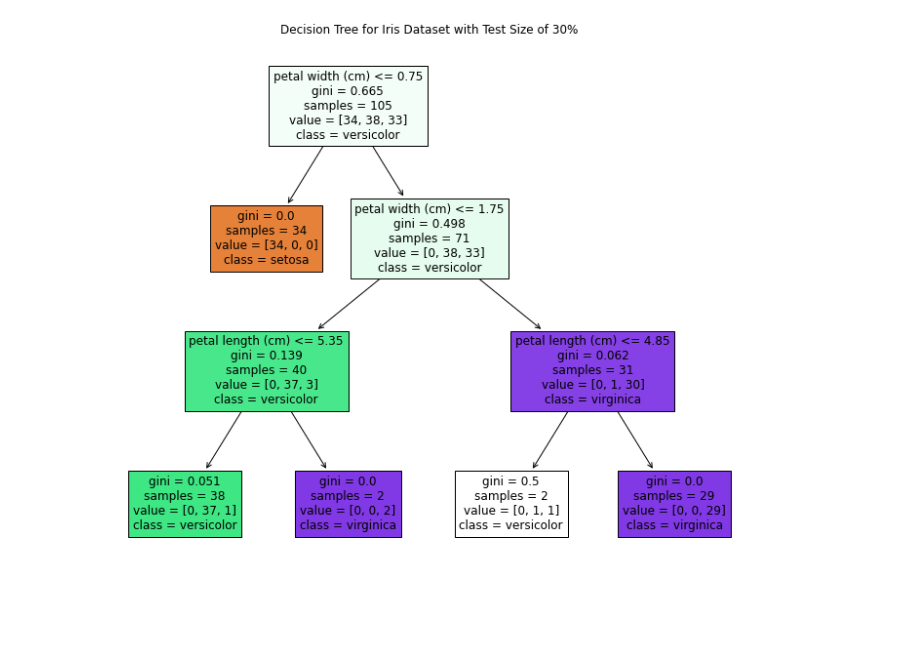
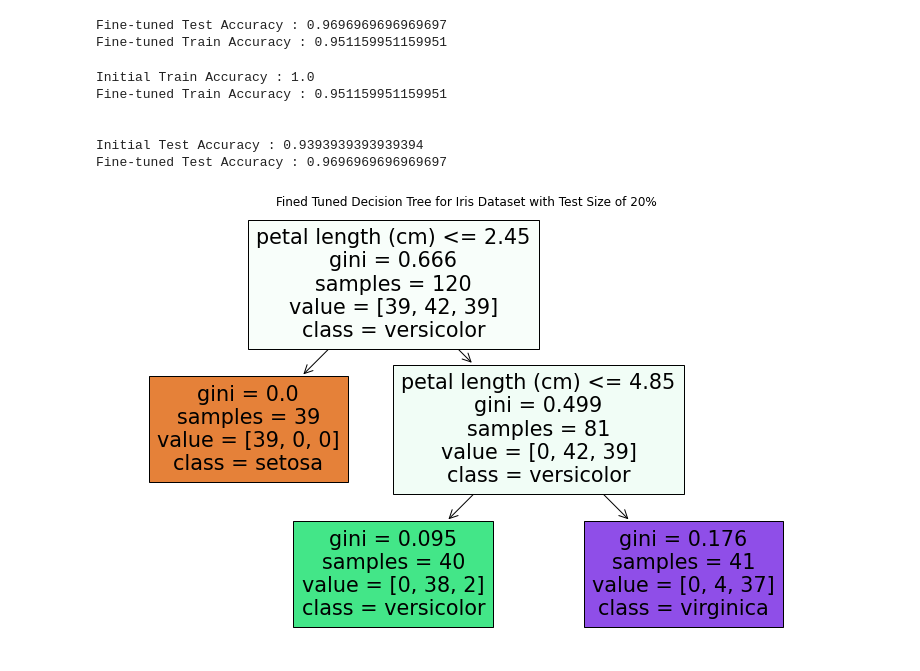
Before and after one commit to pablonaze/fairness-demos, a Jupyter notebook: BasicML/Decision Tree with Iris Dataset.ipynb, the cells around one changed output. Cells and saved outputs as stored; diff of their text form; code cells hidden in the pictures; blank space fills up the shorter version.

```diff
--- a/BasicML/Decision Tree with Iris Dataset.ipynb
+++ b/BasicML/Decision Tree with Iris Dataset.ipynb
@@ -33,0 +250,45 @@ plt.show()
+# %%
+# Model fine tuned
+
+#Training an initial model, and establishing the accuracy benchmark
+
+X_train, X_test, Y_train, Y_test = train_test_split(iris_data, iris_target, test_size = 0.2)
+clf = tree.DecisionTreeClassifier(max_depth = 2 ,min_samples_split = 0.6 , min_samples_leaf = 0.3,max_features=4)
+clf.fit(X_train, Y_train)
+
+Y_pred = clf.predict(X_test)
+from sklearn.metrics import balanced_accuracy_score
+fined_test_accuracy = balanced_accuracy_score(Y_test, Y_pred)
+print("Fine-tuned Test Accuracy : " + str(fined_test_accuracy))
+
+train_pred = clf.predict(X_train)
+from sklearn.metrics import balanced_accuracy_score
+fined_train_accuracy = balanced_accuracy_score(Y_train, train_pred)
+print("Fine-tuned Train Accuracy : " + str(fined_train_accuracy))
+# %% [output]
+Fine-tuned Test Accuracy : 0.9696969696969697
+Fine-tuned Train Accuracy : 0.951159951159951
+# %%
+print("Initial Train Accuracy : " + str(initial_train_accuracy))
+print("Fine-tuned Train Accuracy : " + str(fined_train_accuracy))
+
+print("\n")
+
+print("Initial Test Accuracy : " + str(initial_test_accuracy))
+print("Fine-tuned Test Accuracy : " + str(fined_test_accuracy))
+# %% [output]
+Initial Train Accuracy : 1.0
+Fine-tuned Train Accuracy : 0.951159951159951
+
+
+Initial Test Accuracy : 0.9393939393939394
+Fine-tuned Test Accuracy : 0.9696969696969697
+# %%
+# Visual of Decision Tree
+
+plt.figure(figsize=(13, 8))
+tree.plot_tree(clf, filled=True, feature_names = iris['feature_names'], class_names = iris['target_names'], proportion=False)
+plt.title("Fined Tuned Decision Tree for Iris Dataset with Test Size of 20%")
+plt.show()
+# %% [output]
+[figure, added]
@@ -34,10 +301,9 @@ plt.show()
 # %%
-X_train_3, X_test_3, Y_train_3, Y_test_3 = train_test_split(data, target, test_size = 0.3)
-clf3 = tree.DecisionTreeClassifier(max_depth=3, random_state=0)
-clf3.fit(X_train_3, Y_train_3)
-plt.figure(figsize=(12, 10))
-tree.plot_tree(clf3, filled=True, feature_names = iris['feature_names'], class_names = iris['target_names'], proportion=False)
-plt.title("Decision Tree for Iris Dataset with Test Size of 30%")
-plt.show()
+# Model with test size of 30%
+# X_train_3, X_test_3, Y_train_3, Y_test_3 = train_test_split(data, target, test_size = 0.3)
+# clf3 = tree.DecisionTreeClassifier(max_depth=3, random_state=0)
+# clf3.fit(X_train_3, Y_train_3)
+# plt.figure(figsize=(12, 10))
+# tree.plot_tree(clf3, filled=True, feature_names = iris['feature_names'], class_names = iris['target_names'], proportion=False)
+# plt.title("Decision Tree for Iris Dataset with Test Size of 30%")
+# plt.show()
-# %% [output]
-[figure, removed]
```
Also changed, not shown: parts of 13 cells of this notebook.
